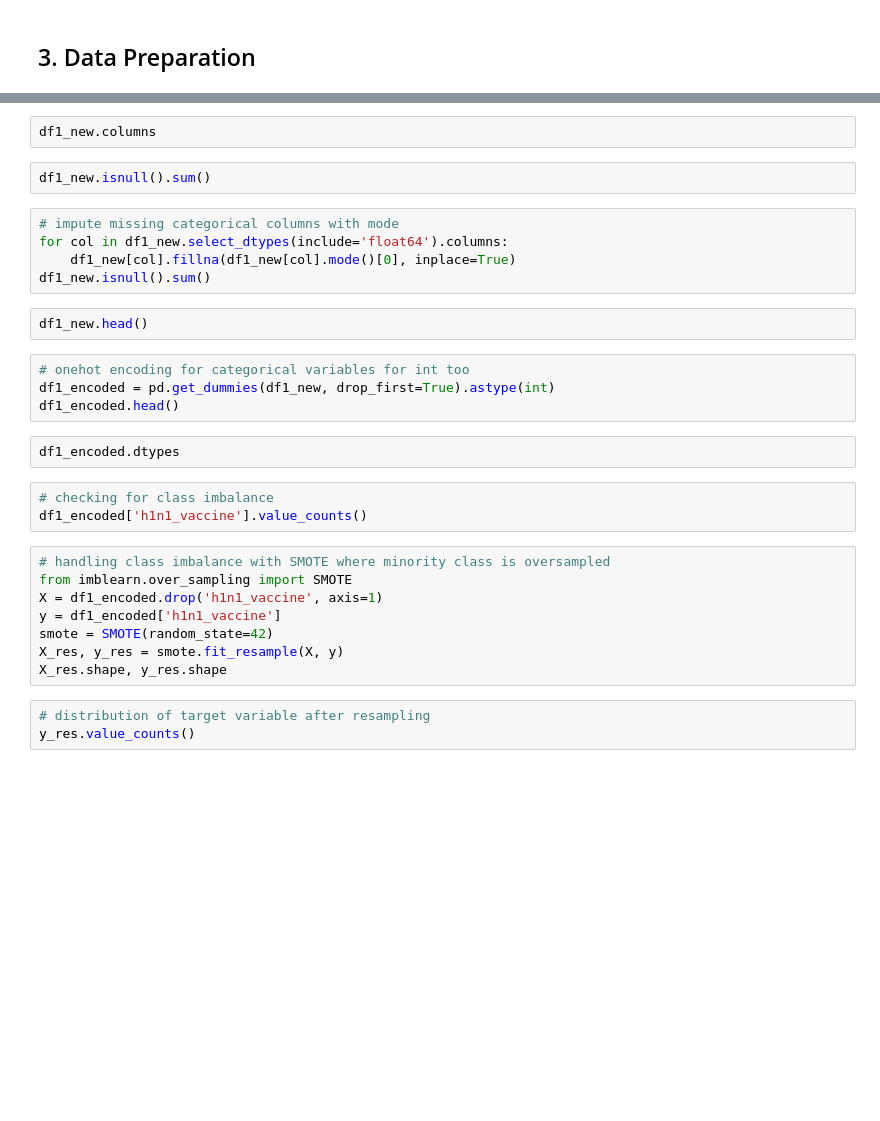
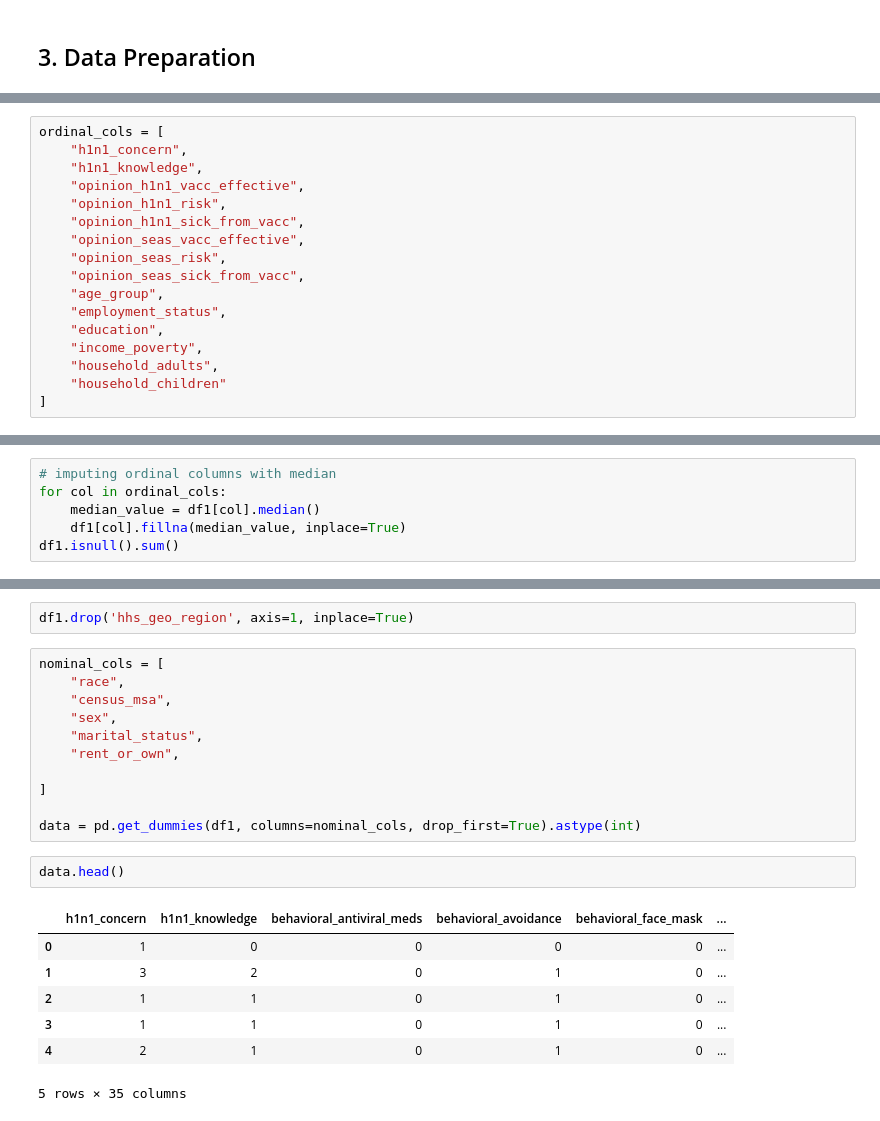
Before and after one commit to Victong-28/PHASE3_PROJECTGROUP11, a Jupyter notebook: data_preparation.ipynb, the cells around one changed output, grey strips where cells are left out. Cells and saved outputs as stored; diff of their text form; blank space fills up the shorter version.

```diff
--- a/data_preparation.ipynb
+++ b/data_preparation.ipynb
@@ -2,0 +142,17 @@
+# %%
+ordinal_cols = [
+    "h1n1_concern",
+    "h1n1_knowledge",
+    "opinion_h1n1_vacc_effective",
+    "opinion_h1n1_risk",
+    "opinion_h1n1_sick_from_vacc",
+    "opinion_seas_vacc_effective",
+    "opinion_seas_risk",
+    "opinion_seas_sick_from_vacc",
+    "age_group",
+    "employment_status",
+    "education",
+    "income_poverty",
+    "household_adults",
+    "household_children"
+]
@@ -2,0 +196,6 @@
+# %%
+# imputing ordinal columns with median
+for col in ordinal_cols:
+    median_value = df1[col].median()
+    df1[col].fillna(median_value, inplace=True)
+df1.isnull().sum()
@@ -30,31 +236,23 @@ df1_new = df1[['h1n1_concern', 'h1n1_knowledge', 'behavioral_antiviral_meds',
-# %%
-df1_new.columns
-# %%
-df1_new.isnull().sum()
-# %%
-# impute missing categorical columns with mode
-for col in df1_new.select_dtypes(include='float64').columns:
-    df1_new[col].fillna(df1_new[col].mode()[0], inplace=True)
-df1_new.isnull().sum()
+# %%
+df1.drop('hhs_geo_region', axis=1, inplace=True)
+# %%
+nominal_cols = [
+    "race",
+    "census_msa",
+    "sex",
+    "marital_status",
+    "rent_or_own",
+
+]
+
+data = pd.get_dummies(df1, columns=nominal_cols, drop_first=True).astype(int)
 # %%
-df1_new.head()
+data.head()
+# %% [output]
+|  | h1n1_concern | h1n1_knowledge | behavioral_antiviral_meds | behavioral_avoidance | behavioral_face_mask | ... |
+| 0 | 1 | 0 | 0 | 0 | 0 | ... |
+| 1 | 3 | 2 | 0 | 1 | 0 | ... |
+| 2 | 1 | 1 | 0 | 1 | 0 | ... |
+| 3 | 1 | 1 | 0 | 1 | 0 | ... |
+| 4 | 2 | 1 | 0 | 1 | 0 | ... |
+5 rows × 35 columns
-# %%
-# onehot encoding for categorical variables for int too
-df1_encoded = pd.get_dummies(df1_new, drop_first=True).astype(int)
-df1_encoded.head()
-# %%
-df1_encoded.dtypes
-# %%
-# checking for class imbalance
-df1_encoded['h1n1_vaccine'].value_counts()
-# %%
-# handling class imbalance with SMOTE where minority class is oversampled
-from imblearn.over_sampling import SMOTE
-X = df1_encoded.drop('h1n1_vaccine', axis=1)
-y = df1_encoded['h1n1_vaccine']
-smote = SMOTE(random_state=42)
-X_res, y_res = smote.fit_resample(X, y)
-X_res.shape, y_res.shape
-# %%
-# distribution of target variable after resampling
-y_res.value_counts()
```
Also changed, not shown: parts of 21 cells of this notebook.
